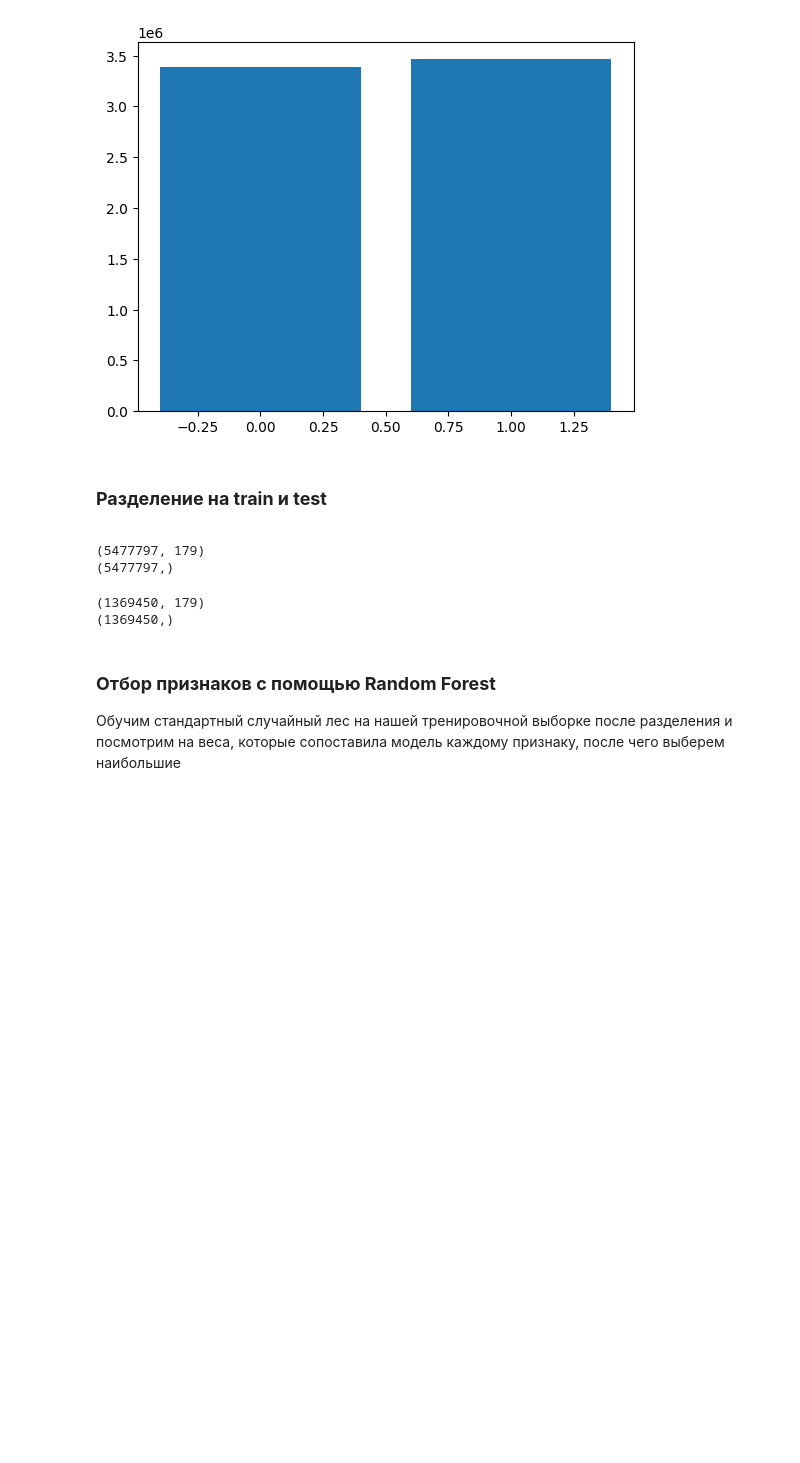
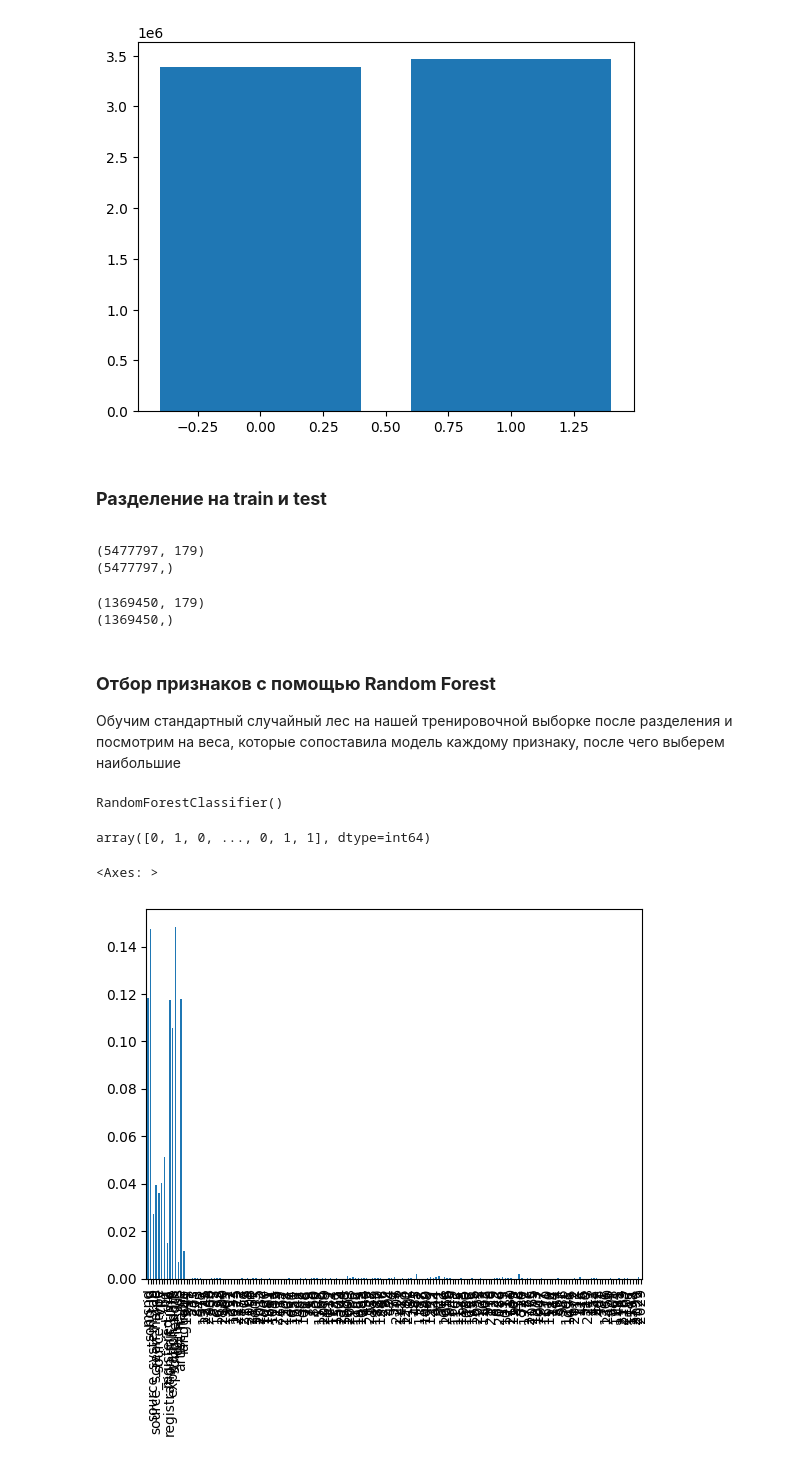
Before and after one commit to olya-antre/vk_recommendation_system, a Jupyter notebook: main.ipynb, the cells around one changed output. Drawn from its saved outputs; the diff is of its cells as text; code cells hidden in the pictures; blank space fills up the shorter version.

```diff
--- a/main.ipynb
+++ b/main.ipynb
@@ -321,8 +324,0 @@ for genre in genres:
-# %%
-# Object data to category
-for col in train.select_dtypes(include=['object']).columns:
-    train[col] = train[col].astype('category')
-
-# Encoding categorical features
-for col in train.select_dtypes(include=['category']).columns:
-    train[col] = train[col].cat.codes
@@ -370,5 +358,17 @@ print(y_test.shape)
 # %%
 rf = RandomForestClassifier()
 rf.fit(x_train, y_train)
+# %% [output]
+RandomForestClassifier()
 # %%
 y_pred = rf.predict(x_test)
+# %%
+y_pred
+# %% [output]
+array([0, 1, 0, ..., 0, 1, 1], dtype=int64)
+# %%
+feat_importances = pd.Series(rf.feature_importances_, index=train.columns)
+feat_importances.plot(kind='bar')
+# %% [output]
+<Axes: >
+[figure, added]
```
Also changed, not shown: parts of 37 cells of this notebook.
